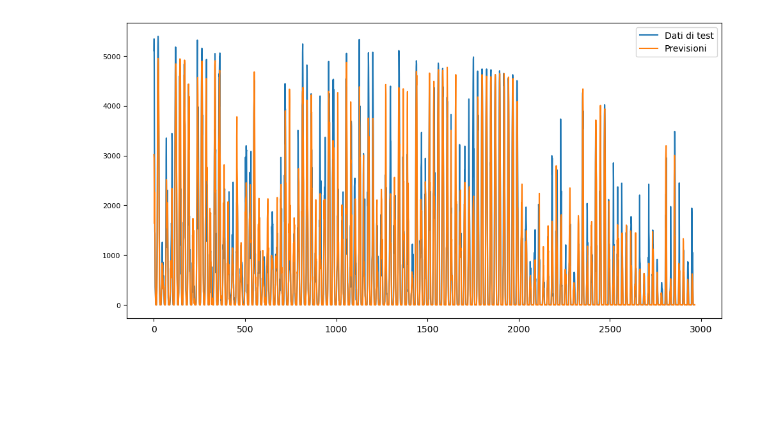
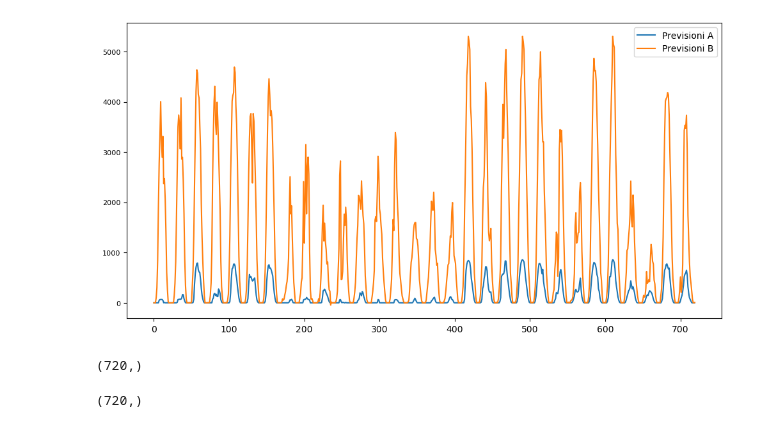
Before and after one commit to Claxl/Solar-Energy-Production-Forecasting, a Jupyter notebook: Data Exploration/EDA/FeatureSelection.ipynb, the cells around one changed output. Saved outputs shown, nothing was run; the diff lists cells and outputs as text; code cells hidden in the pictures; blank space fills up the shorter version.

```diff
--- a/Data Exploration/EDA/FeatureSelection.ipynb
+++ b/Data Exploration/EDA/FeatureSelection.ipynb
@@ -202,11 +199,11 @@ def create_sequences(X, y, time_steps):
     return np.array(X_sequences), np.array(y_targets)
 
 # Imposta il numero di passaggi temporali (time steps)
-time_steps = 1  # Personalizza in base alle tue esigenze
+time_steps = 1 # Personalizza in base alle tue esigenze
 
 # Crea le sequenze e i target per addestramento
-X_train_sequences, y_train_sequences = create_sequences(scaled_X_train[dataRF['Feature_name']], y_train, time_steps)
-X_test_sequences, y_test_sequences = create_sequences(scaled_X_test[dataRF['Feature_name']], y_test, time_steps)
+X_train_sequences, y_train_sequences = create_sequences(scaled_X_train[dataXGB['Feature_name']], y_train, time_steps)
+X_test_sequences, _ = create_sequences(scaled_X_test[dataXGB['Feature_name']], y_train, time_steps)
 
 # Verifica le dimensioni dei dati
 print("Dimensioni dei dati di addestramento:", X_train_sequences.shape, y_train_sequences.shape)
@@ -216,0 +214,17 @@ Dimensioni dei dati di test: (9295, 1, 5) (9295,)
+# %%
+def create_sequences(df):
+    sequences = []
+    sequence_length = 1  # You want sequences of length 24
+
+    # Padding the start of the DataFrame with (sequence_length-1) copies of the first row
+    padded_df = pd.concat([pd.DataFrame([df.iloc[0]] * (sequence_length-1), columns=df.columns), df], ignore_index=True)
+
+    # Now, every row in the original DataFrame will be the end of a 24-row sequence in the result
+    for end_idx in range(sequence_length-1, len(padded_df)):
+        sequences.append(padded_df.iloc[end_idx-sequence_length+1:end_idx+1].values)
+
+    return np.array(sequences)  # Returning a NumPy array of shape (720, 24, 5)
+
+# Assuming `your_dataframe` is your DataFrame
+X_test_sequences = create_sequences(scaled_X_test[dataRF['Feature_name']])
+X_test_sequences.shape
@@ -227,17 +243,14 @@ from tensorflow.keras import regularizers
 # Crea il modello LSTM
 model = Sequential()
 model.add(LSTM(256, activation='tanh', return_sequences=True, input_shape=(time_steps, X_train_sequences.shape[2])))
-model.add(LSTM(128, activation='tanh'))
-model.add(Dense(units=64,
+model.add(LSTM(256, activation='tanh'))
+model.add(Dense(units=256,
         kernel_regularizer=regularizers.L1L2(l1=1e-5, l2=1e-4),
         bias_regularizer=regularizers.L2(1e-4),
         activity_regularizer=regularizers.L2(1e-5)))
 model.add(Dense(1))
-model.compile(optimizer=Adam(learning_rate=0.001), loss='mae')
+model.compile(optimizer=Adam(learning_rate=0.01), loss='mae')
 
 # Addestra il modello
-model.fit(X_train_sequences, y_train_sequences, epochs=100, batch_size=32, verbose=1)
-
-# Valuta il modello
-y_pred = model.predict(X_test_sequences)
+model.fit(X_train_sequences, y_train_sequences, epochs=50, batch_size=32, verbose=1)
 # %% [output]
@@ -253,9 +299,14 @@ Epoch 5/100
 # %%
 # Plot dei risultati
 plt.figure(figsize=(12, 6))
-plt.plot( y_test_sequences, label="Dati di test")
-plt.plot( y_pred, label="Previsioni")
+#plt.plot( y_train[50:150], label="Dati di test")
+plt.plot( y_c_pred, label="Previsioni A")
+plt.plot( y_pred, label="Previsioni B")
+
+
 plt.legend()
 plt.show()
+y_pred.shape
 # %% [output]
-[figure, old version]
+[figure, new version]
+(720,)
@@ -261,0 +319,7 @@ plt.show()
+# %%
+y_a_pred_list = y_a_pred.flatten().tolist()
+y_b_pred_list = y_b_pred.flatten().tolist()
+y_c_pred_list = y_c_pred.flatten().tolist()
+y_a_pred.flatten().shape
+# %% [output]
+(720,)
```
Also changed, not shown: parts of 33 cells of this notebook, 4 other files.
